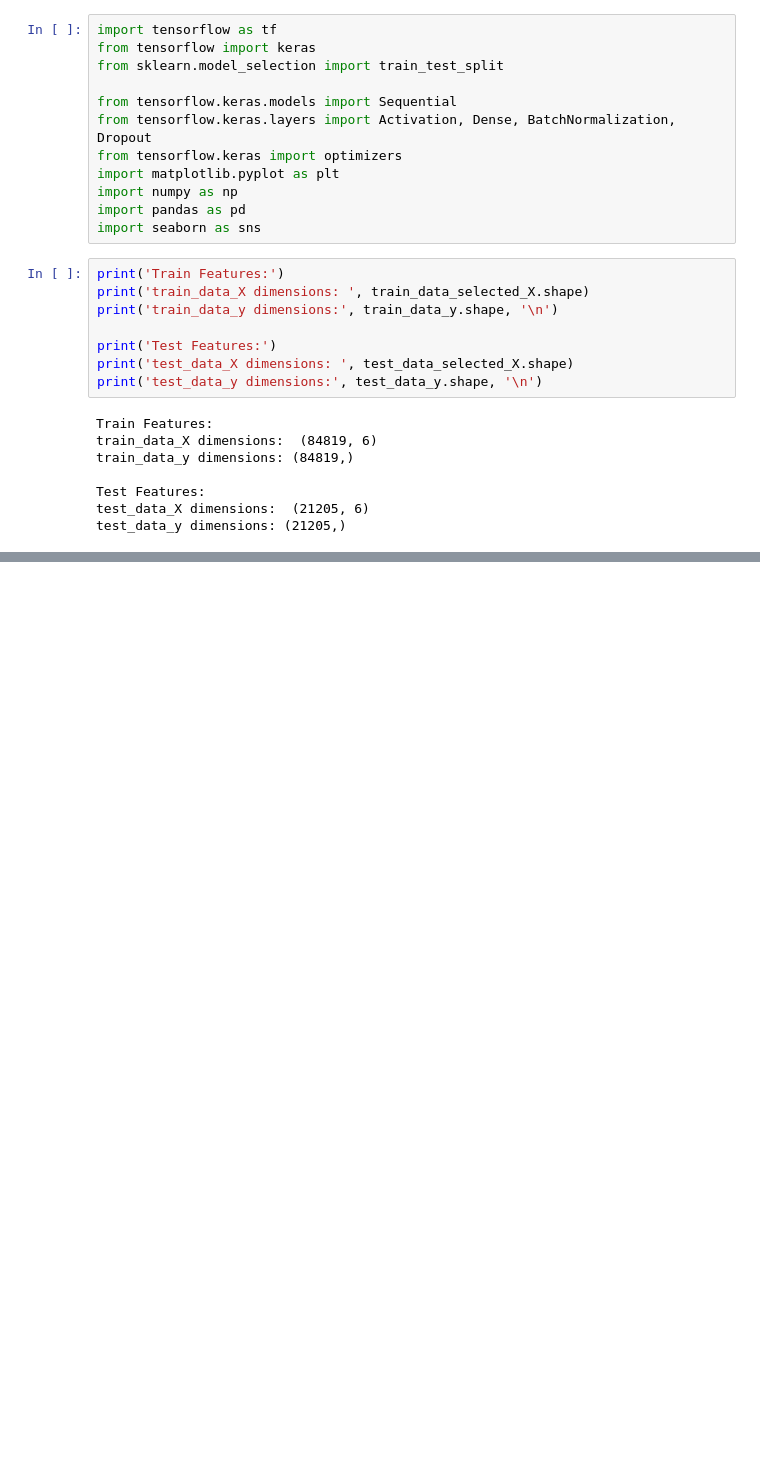
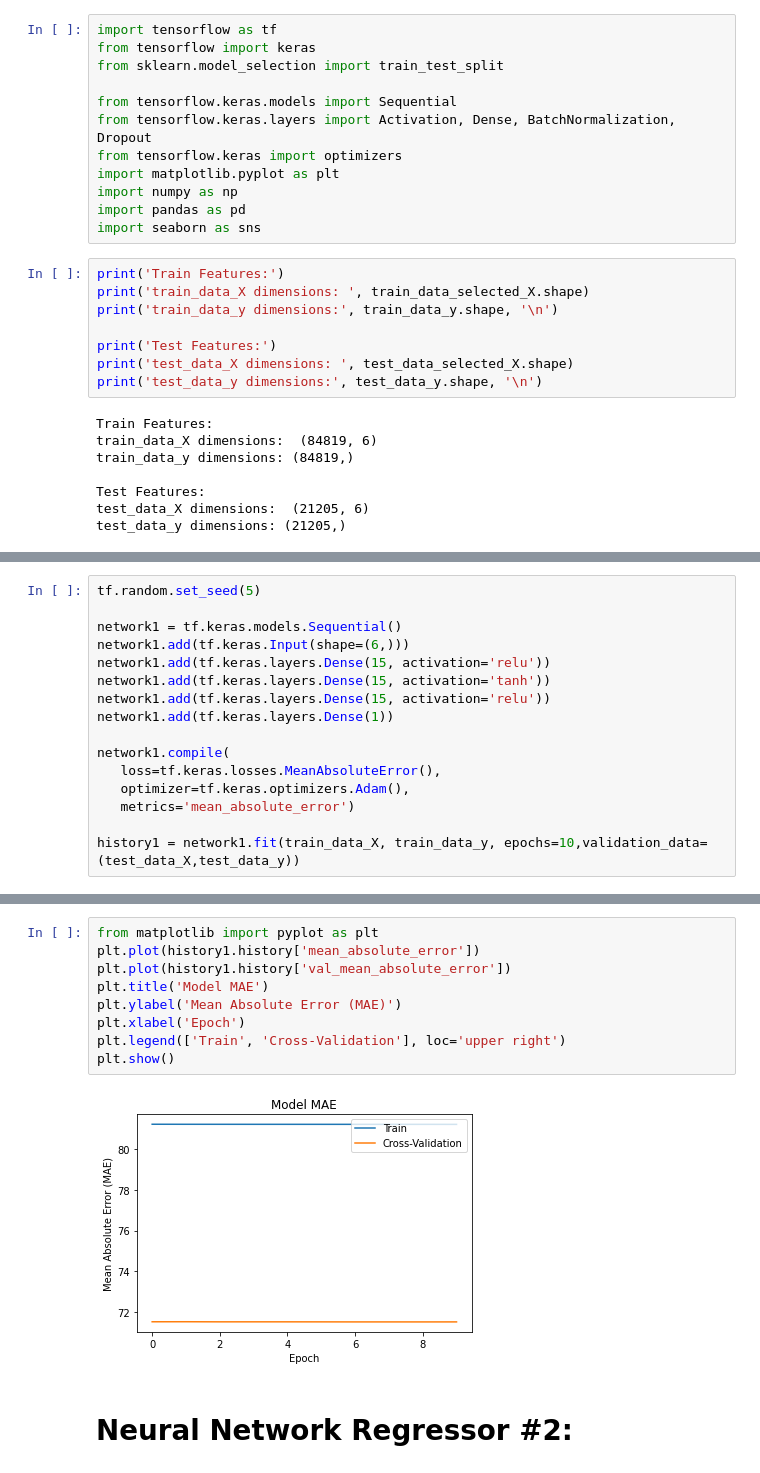
Before and after one commit to mnocerino23/Wildfire-Forecaster, a Jupyter notebook: Regression_LargeDataset.ipynb, the cells around one changed output, grey strips where cells are left out. Saved outputs shown, nothing was run; the diff lists cells and outputs as text; blank space fills up the shorter version.

```diff
--- a/Regression_LargeDataset.ipynb
+++ b/Regression_LargeDataset.ipynb
@@ -521,0 +524,16 @@ test_data_y dimensions: (21205,)
+# %%
+tf.random.set_seed(5)
+
+network1 = tf.keras.models.Sequential()
+network1.add(tf.keras.Input(shape=(6,)))
+network1.add(tf.keras.layers.Dense(15, activation='relu'))
+network1.add(tf.keras.layers.Dense(15, activation='tanh'))
+network1.add(tf.keras.layers.Dense(15, activation='relu'))
+network1.add(tf.keras.layers.Dense(1))
+
+network1.compile(
+   loss=tf.keras.losses.MeanAbsoluteError(),
+   optimizer=tf.keras.optimizers.Adam(),
+   metrics='mean_absolute_error')
+
+history1 = network1.fit(train_data_X, train_data_y, epochs=10,validation_data=(test_data_X,test_data_y))
@@ -522,3 +561,16 @@ test_data_y dimensions: (21205,)
+# %%
+from matplotlib import pyplot as plt
+plt.plot(history1.history['mean_absolute_error'])
+plt.plot(history1.history['val_mean_absolute_error'])
+plt.title('Model MAE')
+plt.ylabel('Mean Absolute Error (MAE)')
+plt.xlabel('Epoch')
+plt.legend(['Train', 'Cross-Validation'], loc='upper right')
+plt.show()
+# %% [output]
+[figure, added]
+# %% [markdown]
+# Neural Network Regressor #2:
 # %%
 tf.random.set_seed(5)
 
```
Also changed, not shown: parts of 21 cells of this notebook.
